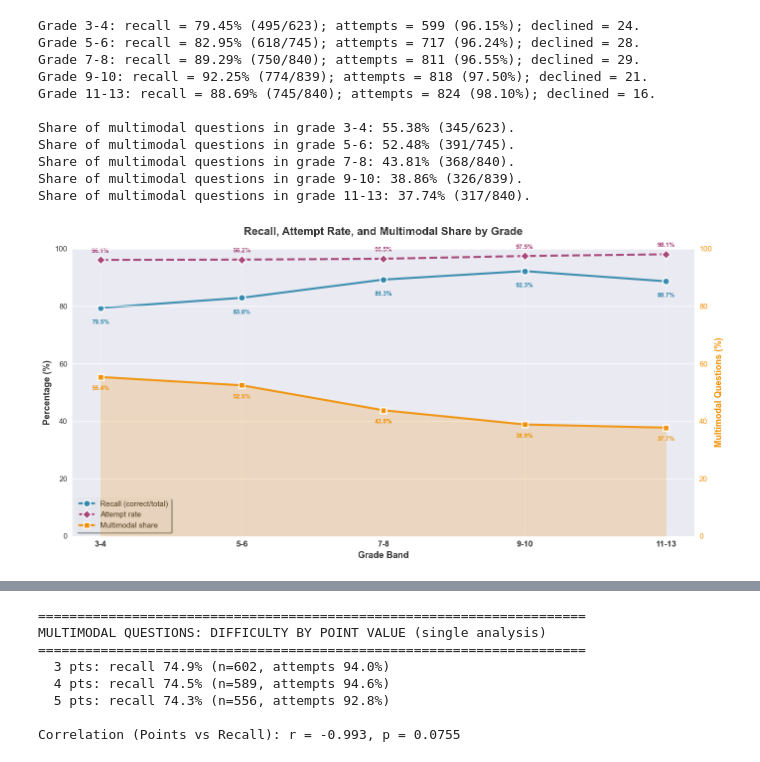
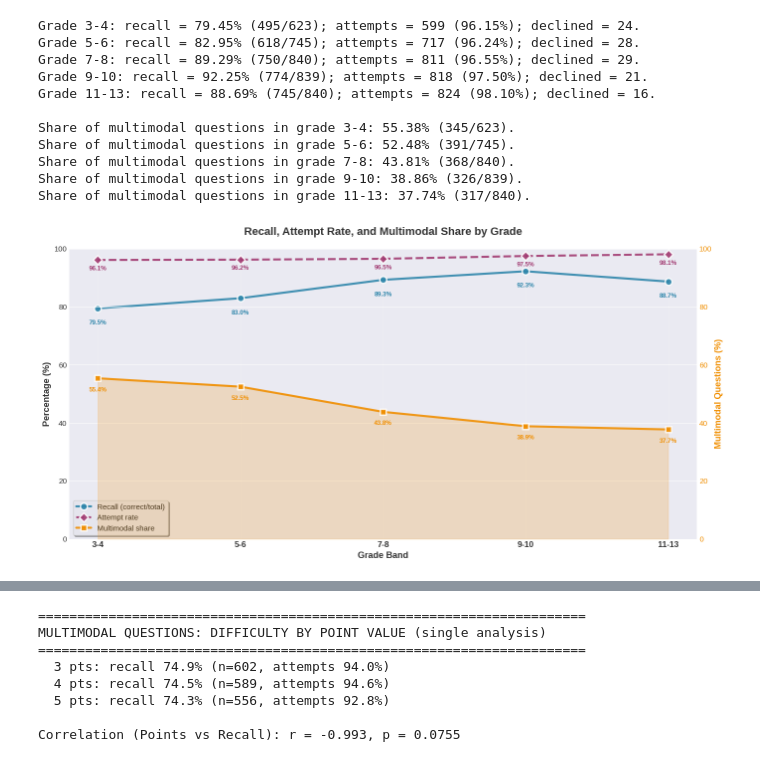
Before and after one commit to janishahn/kaenguru_benchmark, a Jupyter notebook: evaluate_results.ipynb, the cells around one changed output, grey strips where cells are left out. Cells and saved outputs as stored; diff of their text form; code cells hidden in the pictures.

```diff
--- a/evaluate_results.ipynb
+++ b/evaluate_results.ipynb
@@ -325,3 +325,11 @@ Average grade (midpoint): 7.18; Median grade (midpoint): 7.50
 Average task points available: 4.03; Median: 4.00
 # %% [markdown]
 ## Multimodal vs Text-only Performance
+# %%
+# Multimodal share
+multimodal_df = df[df['multimodal']].copy()
+total_questions = len(df)
+multimodal_questions = len(multimodal_df)
+multimodal_share = multimodal_questions / total_questions * 100 if total_questions > 0 else 0
+
+print(f"Multimodal questions: {multimodal_questions} / {total_questions} ({multimodal_share:.2f}%)")
@@ -469,7 +525,7 @@ line2 = ax1.plot(x, grade_data['attempt_rate_pct'],
 for i, (recall_v, attempt_v) in enumerate(zip(grade_data['recall_pct'], grade_data['attempt_rate_pct'])):
     ax1.text(i, recall_v - 4, f'{recall_v:.1f}%', ha='center', va='top',
              fontsize=9, color=colors['recall'], fontweight='bold')
-    ax1.text(i, attempt_v + 2, f'{attempt_v:.1f}%', ha='center', va='bottom',
+    ax1.text(i, attempt_v - 2, f'{attempt_v:.1f}%', ha='center', va='top',
              fontsize=9, color=colors['attempt_rate'], fontweight='bold')
 
 ax1.set_ylim([0, 100])
@@ -489,31 +545,31 @@ line3 = ax2.plot(x, grade_data['multimodal_share'],
                  label='Multimodal share', markersize=9,
                  markeredgewidth=2, markeredgecolor='white',
                  alpha=0.9, zorder=2)
 
 # Add value labels for multimodal share
 for i, mm_share in enumerate(grade_data['multimodal_share']):
     ax2.text(i, mm_share - 3, f'{mm_share:.1f}%', ha='center', va='top',
              fontsize=9, color=colors['multimodal'], fontweight='bold')
 
 ax2.set_ylim([0, 100])
 ax2.tick_params(axis='y', labelsize=11, labelcolor=colors['multimodal'])
 
 # Set x-axis labels
 ax1.set_xticks(x)
 ax1.set_xticklabels(grades, fontsize=12, fontweight='bold')
 
 # Enhanced legend with better positioning
 lines = line1 + line2 + line3
 labels = [l.get_label() for l in lines]
 legend = ax1.legend(lines, labels, loc='lower left', fontsize=11,
                     frameon=True, fancybox=True, shadow=True,
                     edgecolor='#CCCCCC', framealpha=0.95)
 
 # Title with better styling
 plt.title('Recall, Attempt Rate, and Multimodal Share by Grade',
           fontsize=16, fontweight='bold', pad=20, color='#333333')
 
 fig.tight_layout()
 plt.show()
 # %% [output]
-[figure, old version]
+[figure, new version]
```
Also changed, not shown: parts of 4 cells of this notebook, 3 other files.
